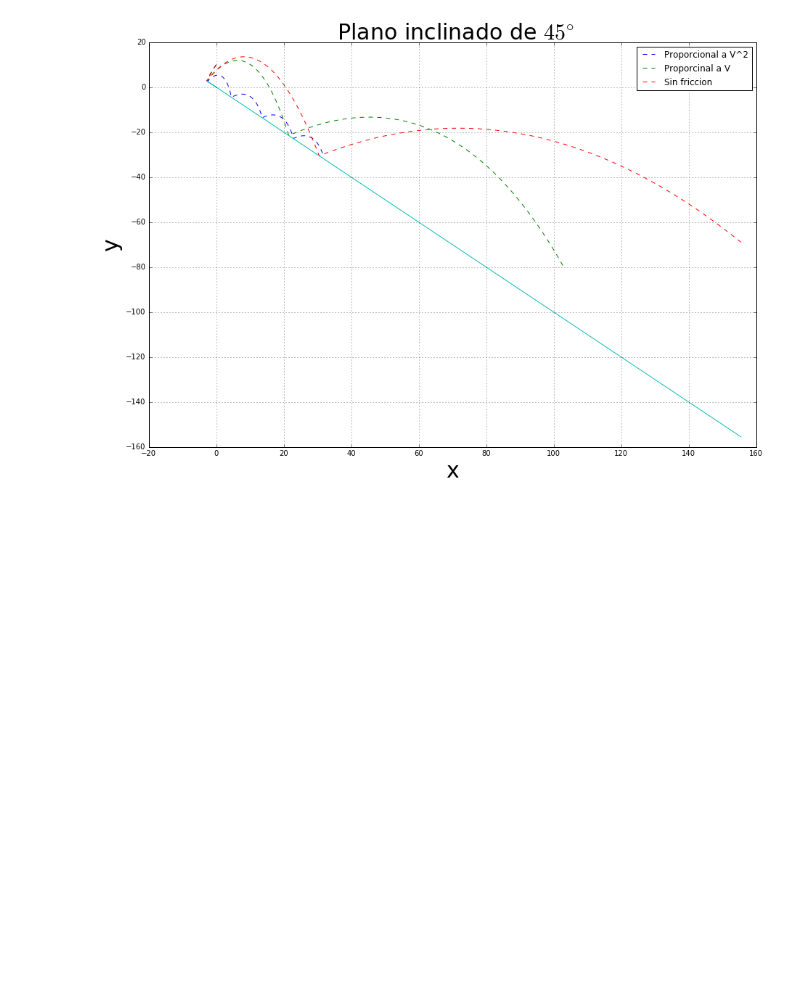
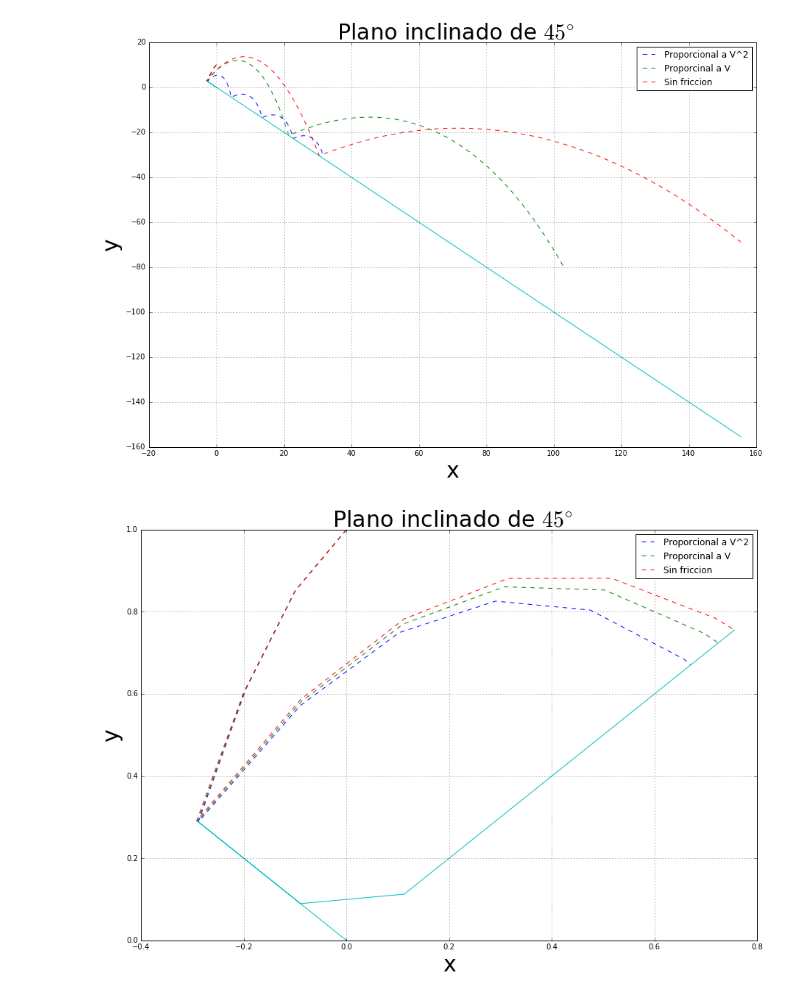
Before and after one commit to jaurrutia/tareas_computacional, a Jupyter notebook: Tarea_2/Tarea_2_Ejercicio_3-Copy2.ipynb, the cells around one changed output. Saved outputs shown, nothing was run; the diff lists cells and outputs as text; code cells hidden in the pictures; blank space fills up the shorter version.

```diff
--- a/Tarea_2/Tarea_2_Ejercicio_3-Copy2.ipynb
+++ b/Tarea_2/Tarea_2_Ejercicio_3-Copy2.ipynb
@@ -249,0 +288,16 @@ show()
+# %%
+fig, ax = plt.subplots(figsize=(15, 10))
+grid(True)
+title(r' Plano inclinado de $45^{\circ}$',fontsize = 30),xlabel('x',fontsize=30),ylabel('y',fontsize = 30)
+
+modelos = [0 , fric_v, fric_v2]
+etiquetas = ['Sin friccion','Proporcinal a V','Proporcional a V^2']
+
+for i in xrange(len(modelos)):
+    trayectoria = datos_graf([0,1,-1,-1],45,modelos[2-i],500)
+    plot(trayectoria[:,0],trayectoria[:,1],'--',label = str(etiquetas[2-i]))
+plot(trayectoria[:,0],piso(trayectoria[:,0],45))
+ax.legend(loc='upper right')
+show()
+# %% [output]
+[figure, added]
```
Also changed, not shown: parts of 1 cell of this notebook, 1 other file.
